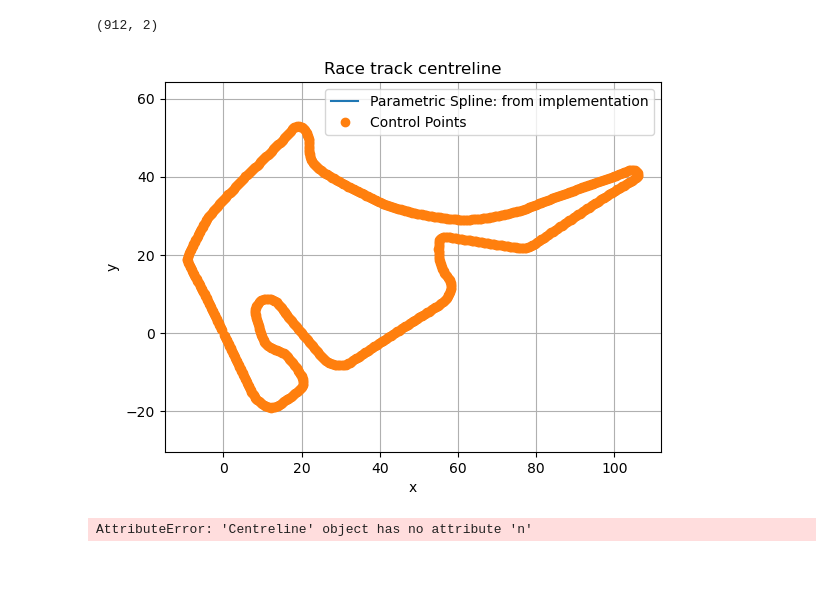
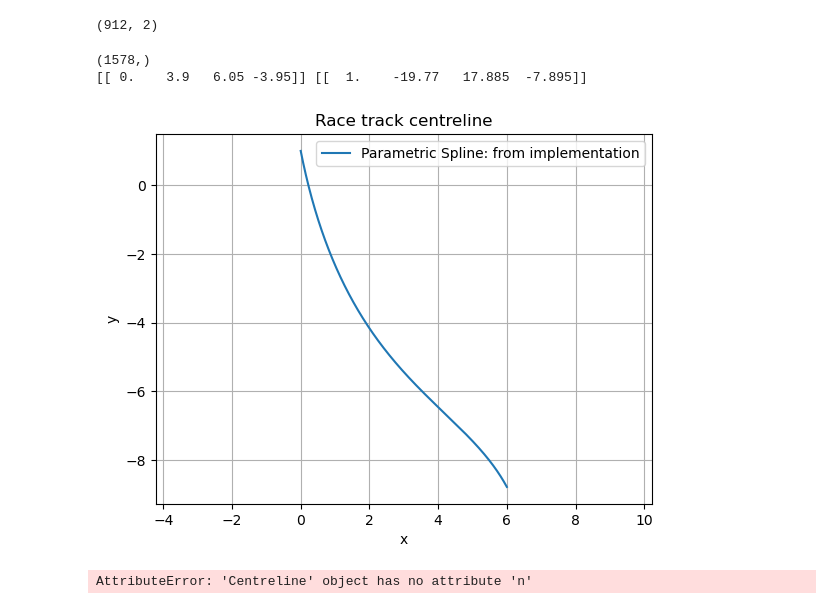
Before and after one commit to SwaminathanSK/minimum_curvature_planner_jax, a Jupyter notebook: minimum_curvature_planner/algorithm/matplotlib_plotting.ipynb, the cells around one changed output. Cells and saved outputs as stored; diff of their text form; code cells hidden in the pictures; blank space fills up the shorter version.

Commit message:
x0xf_spline function done

```diff
--- a/minimum_curvature_planner/algorithm/matplotlib_plotting.ipynb
+++ b/minimum_curvature_planner/algorithm/matplotlib_plotting.ipynb
@@ -57,6 +57,17 @@ def coords_deg2(t, a, b, c):
     t_floor = np.int32(t)
     t_frac = t - t_floor
     return np.array([ (a[I] + b[I]*f + c[I]*f**2) for i in range(t.shape[0]) if (I := (t_floor[i])%(a.shape[0]), f := t_frac[i]) ])
+
+def coords_not_loop(t, a, b, c, d):
+    t_floor = np.int32(t)
+    result = a + b * t + c * t**2 + d * t**3
+
+    return result
+
+# def coords_not_loop(t, a, b, c, d):
+#     t_floor = np.int32(t)
+#     t_frac = t - t_floor
+#     return np.array([ (a[I] + b[I]*f + c[I]*f**2 + d[I]*f**3) for i in range(t.shape[0]) if (I := (t_floor[i])%(a.shape[0]), f := t_frac[i]) ])
 
 def implemented_visualize_splines(points: np.ndarray, line_label: str, points_label: str, show_control_points: bool = False, dashed: bool = False):
     Ainv = matAInv(points.shape[0])
@@ -86,39 +97,77 @@ def implemented_visualize_splines(points: np.ndarray, line_label: str, points_la
     plt.grid(True)
     plt.axis('equal')  # Ensure the x and y axes have the same scale
 
+def x0xf_visualize_splines(points: np.ndarray, line_label: str, points_label: str, refspline: np.ndarray, show_control_points: bool = False, dashed: bool = False):
+
+    point0 = points[0]
+    pointf = points[1]
+
+    abcd_x = get_from_refspline(x0=point0[0], xf=pointf[0], refspline=refspline)
+    abcd_y = get_from_refspline(x0=point0[1], xf=pointf[1], refspline=refspline)
+
+    # Define the parametric points (x and y coordinates)
+    t_points = np.arange(points.shape[0])
+    x_points = np.array(points[:, 0])
+    y_points = np.array(points[:, 1])
+
+    # Generate values of t for plotting the spline
+    # t_fine = np.linspace(t_points[0], t_points[-1] + 1, 1000)
+    t_fine = np.linspace(0, 1, int(100*(abs(point0[0]-pointf[0]) + abs(point0[1]-pointf[1]))))
+    print(t_fine.shape)
+
+    print(abcd_x, abcd_y)
+
+    # Evaluate the splines to get the points on the curve
+    x_fine = coords_not_loop(t_fine, abcd_x[:, 0], abcd_x[:, 1], abcd_x[:, 2], abcd_x[:, 3])
+    y_fine = coords_not_loop(t_fine, abcd_y[:, 0], abcd_y[:, 1], abcd_y[:, 2], abcd_y[:, 3])
+
+    # Plot the parametric spline
+    if dashed: plt.plot(x_fine, y_fine, '--', label=line_label)
+    else: plt.plot(x_fine, y_fine, label=line_label)
+    if show_control_points: plt.plot(x_points, y_points, 'o', label=points_label)
+    plt.xlabel('x')
+    plt.ylabel('y')
+    plt.legend()
+    plt.grid(True)
+    plt.axis('equal')  # Ensure the x and y axes have the same scale
+
 def implemented_visualize_splines_deg2(points: np.ndarray, line_label: str, points_label: str, show_control_points: bool = False, dashed: bool = False):
     Ainv = matAInv_deg2_not_pseudo(points.shape[0])
     centreline = Centreline(points.shape[0], points, None, None)
     abc_x = (Ainv @ q_comp_deg2_not_pseudo(centreline, 0)).reshape((-1, 3))
     abc_y = (Ainv @ q_comp_deg2_not_pseudo(centreline, 1)).reshape((-1, 3))
 
     # Define the parametric points (x and y coordinates)
     t_points = np.arange(points.shape[0])
     x_points = np.array(points[:, 0])
     y_points = np.array(points[:, 1])
 
     # Generate values of t for plotting the spline
     t_fine = np.linspace(t_points[0], t_points[-1] + 1, 1000)
+    # t_fine = np.linspace(0, 1, 1000)
 
     # Evaluate the splines to get the points on the curve
     x_fine = coords_deg2(t_fine, abc_x[:, 0], abc_x[:, 1], abc_x[:, 2])
     y_fine = coords_deg2(t_fine, abc_y[:, 0], abc_y[:, 1], abc_y[:, 2])
 
     # Plot the parametric spline
     if dashed: plt.plot(x_fine, y_fine, '--', label=line_label)
     else: plt.plot(x_fine, y_fine, label=line_label)
     if show_control_points: plt.plot(x_points, y_points, 'o', label=points_label)
     plt.xlabel('x')
     plt.ylabel('y')
     plt.legend()
     plt.grid(True)
     plt.axis('equal')  # Ensure the x and y axes have the same scale
 
 plt.title('Race track centreline')
-implemented_visualize_splines(centreline.p, 'Parametric Spline: from implementation', 'Control Points', True)
+# implemented_visualize_splines(centreline.p, 'Parametric Spline: from implementation', 'Control Points', True)
+x0xf_visualize_splines(np.array([[0, 1], [6, -8.78]]), 'Parametric Spline: from implementation', 'Control Points', [-1, 16, -5.8, -2])
 plt.show()
 # %% [output]
+(1578,)
+[[ 0.    3.9   6.05 -3.95]] [[  1.    -19.77   17.885  -7.895]]
-[figure, old version]
+[figure, new version]
 # %%
 import cvxpy as cp
 # %%
```
Also changed, not shown: 1 other file.
